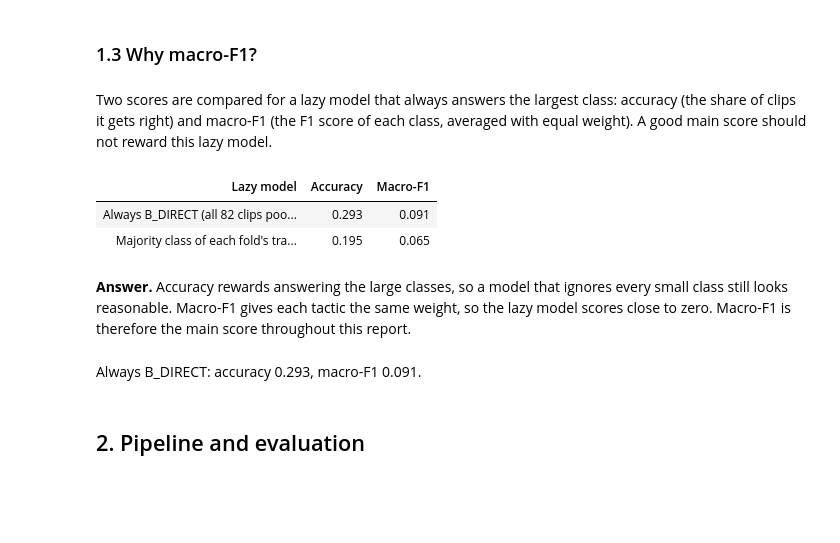
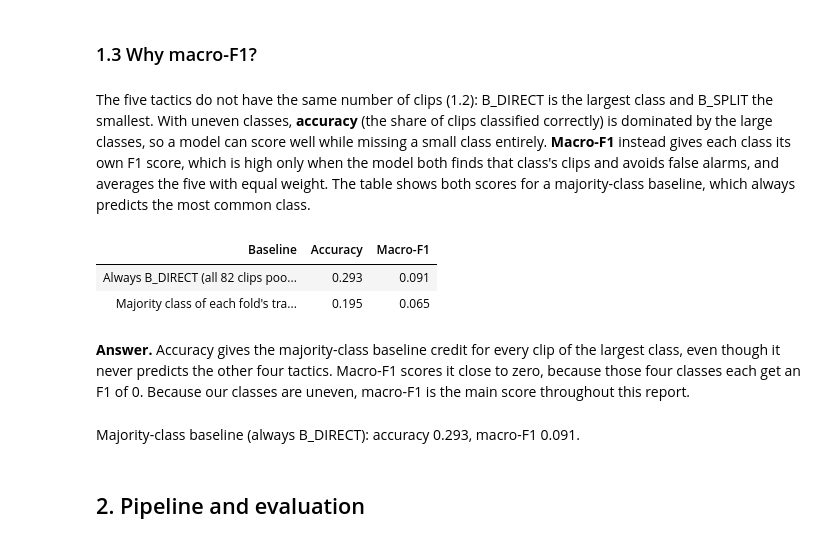
Before and after one commit to FraggyVz/CV-DL, a Jupyter notebook: notebooks/tactic-model-comparison.ipynb, the cells around one changed output. Drawn from its saved outputs; the diff is of its cells as text; code cells hidden in the pictures; blank space fills up the shorter version.

```diff
--- a/notebooks/tactic-model-comparison.ipynb
+++ b/notebooks/tactic-model-comparison.ipynb
@@ -635,31 +635,31 @@ say(f"{N_CLIPS} included clips; largest class {large} ({totals[large]}), smalles
 # %% [markdown]
 ### 1.3 Why macro-F1?
 # %% [markdown]
-Two scores are compared for a lazy model that always answers the largest class: accuracy (the share of clips it gets right) and macro-F1 (the F1 score of each class, averaged with equal weight). A good main score should not reward this lazy model.
+The five tactics do not have the same number of clips (1.2): B_DIRECT is the largest class and B_SPLIT the smallest. With uneven classes, **accuracy** (the share of clips classified correctly) is dominated by the large classes, so a model can score well while missing a small class entirely. **Macro-F1** instead gives each class its own F1 score, which is high only when the model both finds that class's clips and avoids false alarms, and averages the five with equal weight. The table shows both scores for a majority-class baseline, which always predicts the most common class.
 # %%
-# @title Table: accuracy and macro-F1 of always answering the largest class
+# @title Table: accuracy and macro-F1 of the majority-class baseline
 always = np.zeros((5, 5), int)
 for i, c in enumerate(CLASSES):
     always[i, CLASSES.index(large)] = totals[c]
 E["q13"] = dict(accuracy=totals[large] / N_CLIPS, macro=float(np.mean(list(f1_per_class(always).values()))))
 show_table("majority-baseline",
     pd.DataFrame(
         [[f"Always {large} (all {N_CLIPS} clips pooled)", E["q13"]["accuracy"], E["q13"]["macro"]]]
         + ([["Majority class of each fold's training matches (mean over held-out matches)", majority["accuracy"], majority["macro_f1"]]] if majority else []),
-        columns=["Lazy model", "Accuracy", "Macro-F1"],
+        columns=["Baseline", "Accuracy", "Macro-F1"],
     )
 )
 # %% [output]
-| Lazy model | Accuracy | Macro-F1 |
+| Baseline | Accuracy | Macro-F1 |
 | Always B_DIRECT (all 82 clips poo... | 0.293 | 0.091 |
 | Majority class of each fold's tra... | 0.195 | 0.065 |
 # %% [markdown]
-**Answer.** Accuracy rewards answering the large classes, so a model that ignores every small class still looks reasonable. Macro-F1 gives each tactic the same weight, so the lazy model scores close to zero. Macro-F1 is therefore the main score throughout this report.
+**Answer.** Accuracy gives the majority-class baseline credit for every clip of the largest class, even though it never predicts the other four tactics. Macro-F1 scores it close to zero, because those four classes each get an F1 of 0. Because our classes are uneven, macro-F1 is the main score throughout this report.
 # %%
 # @title Key numbers
-say(f"Always {large}: accuracy {E['q13']['accuracy']:.3f}, macro-F1 {E['q13']['macro']:.3f}.")
+say(f"Majority-class baseline (always {large}): accuracy {E['q13']['accuracy']:.3f}, macro-F1 {E['q13']['macro']:.3f}.")
 # %% [output]
-Always B_DIRECT: accuracy 0.293, macro-F1 0.091.
+Majority-class baseline (always B_DIRECT): accuracy 0.293, macro-F1 0.091.
 # %% [markdown]
 ## 2. Pipeline and evaluation
 # %% [markdown]
```
Also changed, not shown: parts of 22 cells of this notebook, 2 other files.
